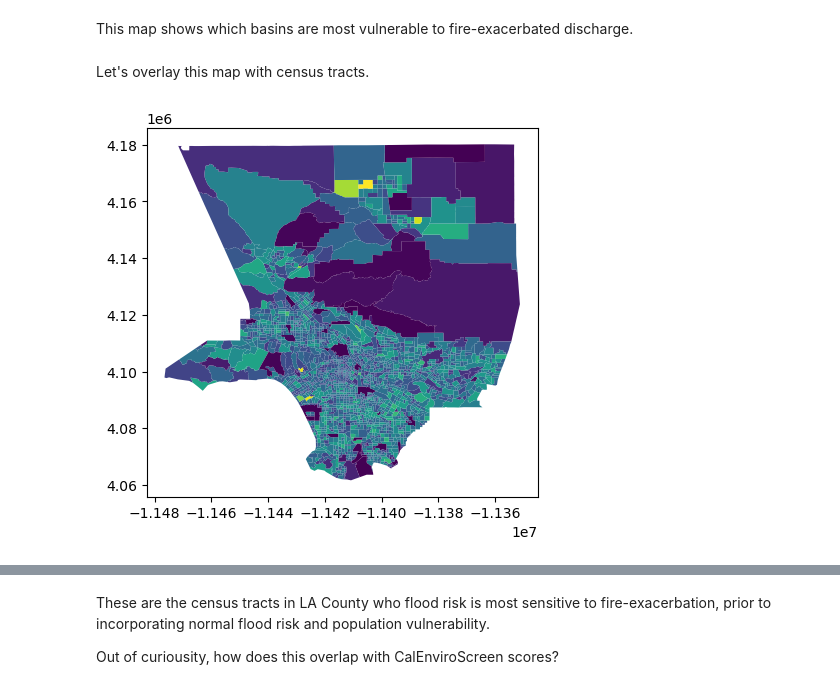
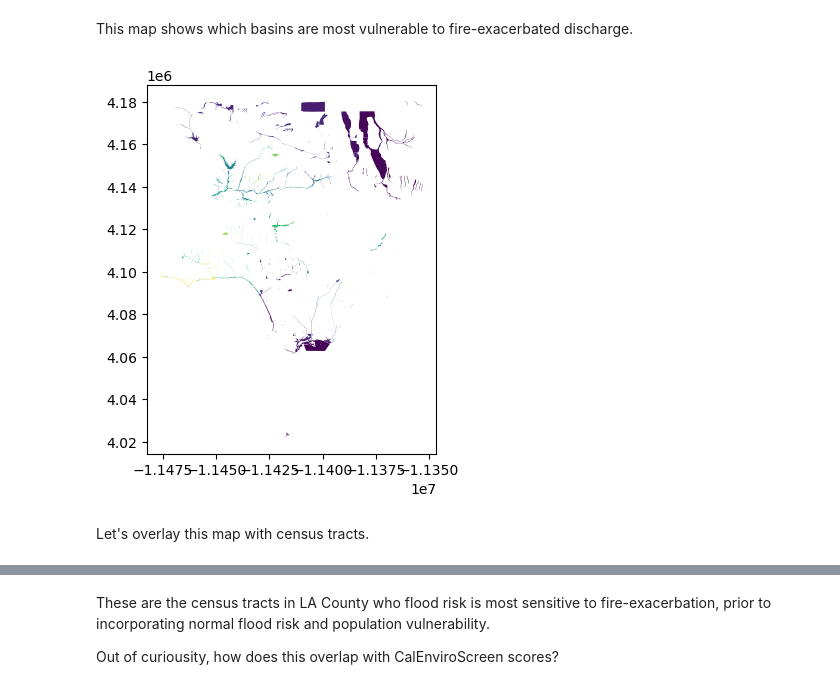
Before and after one commit to aron-walker/up221-aron, a Jupyter notebook: week6/aggregate_intersection.ipynb, the cells around one changed output, grey strips where cells are left out. Cells and saved outputs as stored; diff of their text form; code cells hidden in the pictures.

```diff
--- a/week6/aggregate_intersection.ipynb
+++ b/week6/aggregate_intersection.ipynb
@@ -238,0 +241,14 @@ This map shows which basins are most vulnerable to fire-exacerbated discharge.
+# %%
+floods = []
+for i in list(range(0,d.shape[0])):
+    floods.append([d.iloc[i]])
+# %%
+# New triplet of functions to aggregate intersections
+def f4(a,b):
+    return (a[0]["geometry"].intersection(b[0]["geometry"])).area
+def f5(b,aa):
+    return sum([f4(a,b)*a[0]["fburnt"] for a in aa])
+def f6(aa,bb):
+    return [f5(b,aa)/b[0]["geometry"].area for b in bb]
+# %%
+enhanced=f6(new_basins,floods)
@@ -238,0 +257,5 @@ This map shows which basins are most vulnerable to fire-exacerbated discharge.
+# %%
+d.plot(column="enhanced")
+plt.savefig("flood_enhance.png")
+# %% [output]
+[figure, added]
@@ -248,9 +276,3 @@ c = gpd.read_file(data_file,bbox=bbox).to_crs(epsg=6933)
 # %%
 # Filter for just tracts in LA County
 c = c[c['County']=="Los Angeles"]
-# %%
-# Check by plotting, color by 2019 population
-c.plot(column=c['TotPop19'])
-plt.savefig("tracts.png")
-# %% [output]
-[figure]
```
Also changed, not shown: parts of 13 cells of this notebook.
